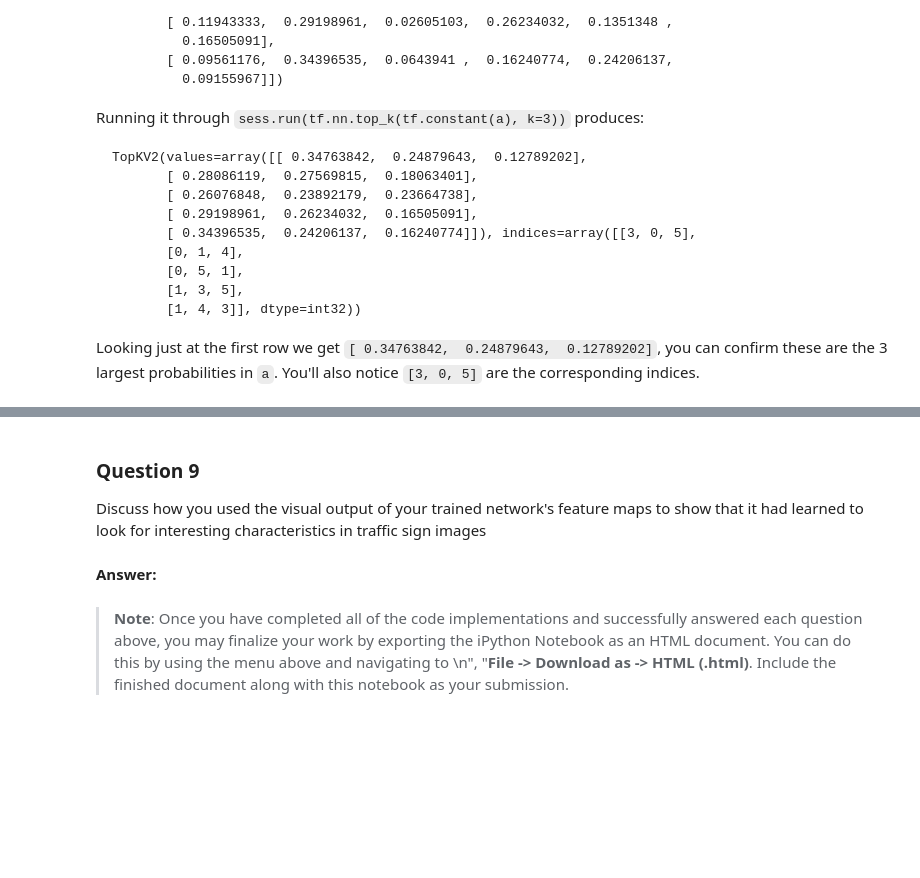
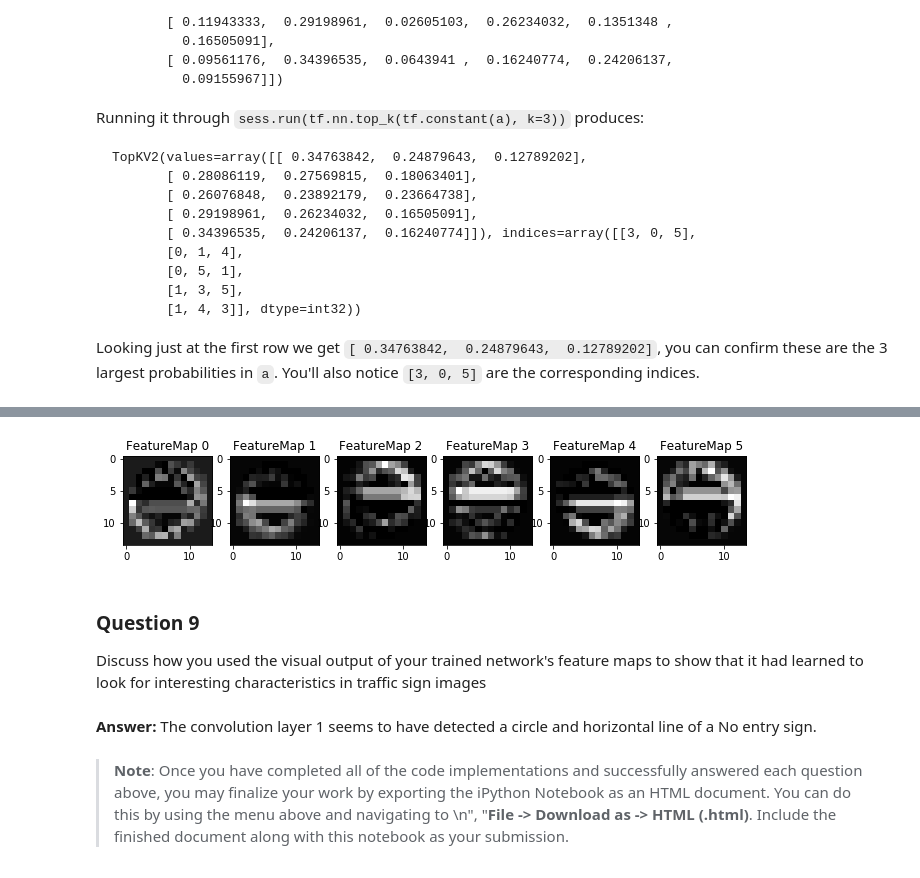
Before and after one commit to sf624/CarND-Traffic-Sign-Classifier-Project, a Jupyter notebook: Traffic_Sign_Classifier.ipynb, the cells around one changed output, grey strips where cells are left out. Saved outputs shown, nothing was run; the diff lists cells and outputs as text; code cells hidden in the pictures; blank space fills up the shorter version.

```diff
--- a/Traffic_Sign_Classifier.ipynb
+++ b/Traffic_Sign_Classifier.ipynb
@@ -164,13 +172,10 @@ y = tf.placeholder(tf.int32, (None))
 one_hot_y = tf.one_hot(y, 43)
 keep_prob = tf.placeholder(tf.float32)
 
-# Normalize the image to eliminate effect of brightness
-tf_image = tf.map_fn(lambda img: tf.image.per_image_standardization(img), x)
-
 # Layer 1: Convolutional. Input = 32x32x1 (gray). Output = 28x28x6.
 conv1_W = tf.Variable(tf.truncated_normal(shape=(5, 5, 1, 6), mean = mu, stddev = sigma))
 conv1_b = tf.Variable(tf.zeros(6))
-conv1   = tf.nn.conv2d(tf_image, conv1_W, strides=[1, 1, 1, 1], padding='VALID') + conv1_b
+conv1   = tf.nn.conv2d(x, conv1_W, strides=[1, 1, 1, 1], padding='VALID') + conv1_b
 
 # Activation.
 conv1 = tf.nn.relu(conv1)
@@ -438,5 +460,5 @@ Looking just at the first row we get `[ 0.34763842,  0.24879643,  0.12789202]`,
 ### Print out the top five softmax probabilities for the predictions on the German traffic sign images found on the web.
 ### Feel free to use as many code cells as needed.
 with tf.Session() as sess:
-    top_5 = sess.run(tf.nn.top_k(tf.constant(out), k=5))
+    top_5 = sess.run(tf.nn.top_k(tf.constant(prediction), k=5))
     print(top_5)
@@ -463,43 +499,45 @@ For an example of what feature map outputs look like, check out NVIDIA's results
 ### Visualize your network's feature maps here.
 ### Feel free to use as many code cells as needed.
 
 # image_input: the test image being fed into the network to produce the feature maps
 # tf_activation: should be a tf variable name used during your training procedure that represents the calculated state of a specific weight layer
 # activation_min/max: can be used to view the activation contrast in more detail, by default matplot sets min and max to the actual min and max values of the output
 # plt_num: used to plot out multiple different weight feature map sets on the same block, just extend the plt number for each new feature map entry
 
 def outputFeatureMap(image_input, tf_activation, activation_min=-1, activation_max=-1 ,plt_num=1):
     # Here make sure to preprocess your image_input in a way your network expects
     # with size, normalization, ect if needed
     # image_input =
     # Note: x should be the same name as your network's tensorflow data placeholder variable
     # If you get an error tf_activation is not defined it maybe having trouble accessing the variable from inside a function
     activation = tf_activation.eval(session=sess,feed_dict={x : image_input})
     featuremaps = activation.shape[3]
     plt.figure(plt_num, figsize=(15,15))
     for featuremap in range(featuremaps):
         plt.subplot(6,8, featuremap+1) # sets the number of feature maps to show on each row and column
         plt.title('FeatureMap ' + str(featuremap)) # displays the feature map number
         if activation_min != -1 & activation_max != -1:
             plt.imshow(activation[0,:,:, featuremap], interpolation="nearest", vmin =activation_min, vmax=activation_max, cmap="gray")
         elif activation_max != -1:
             plt.imshow(activation[0,:,:, featuremap], interpolation="nearest", vmax=activation_max, cmap="gray")
         elif activation_min !=-1:
             plt.imshow(activation[0,:,:, featuremap], interpolation="nearest", vmin=activation_min, cmap="gray")
         else:
             plt.imshow(activation[0,:,:, featuremap], interpolation="nearest", cmap="gray")
 
 
-# Use Speed limit 60km/h as image_input.
-image_input = np.array([batch_images[0]])
-print(image_input.shape)
-outputFeatureMap(image_input,conv2)
+# Use "No entry" as image_input.
+with tf.Session() as sess:
+    saver.restore(sess, tf.train.latest_checkpoint('.'))
+    outputFeatureMap(np.array([batch_images[4]]),conv1)
+# %% [output]
+[figure, added]
 # %% [markdown]
 ### Question 9
 
 Discuss how you used the visual output of your trained network's feature maps to show that it had learned to look for interesting characteristics in traffic sign images
-# %% [markdown]
-**Answer:**
+# %% [markdown]
+**Answer:** The convolution layer 1 seems to have detected a circle and horizontal line of a No entry sign.
 # %% [markdown]
 > **Note**: Once you have completed all of the code implementations and successfully answered each question above, you may finalize your work by exporting the iPython Notebook as an HTML document. You can do this by using the menu above and navigating to  \n",
     "**File -> Download as -> HTML (.html)**. Include the finished document along with this notebook as your submission.
```
Also changed, not shown: parts of 8 cells of this notebook.
